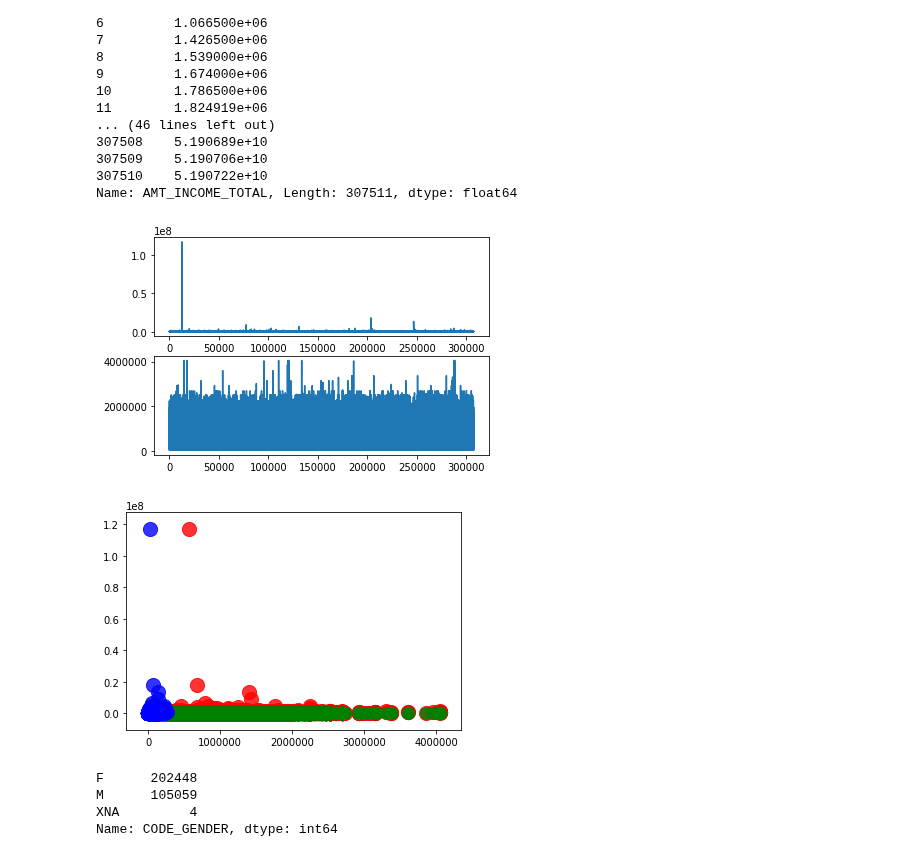
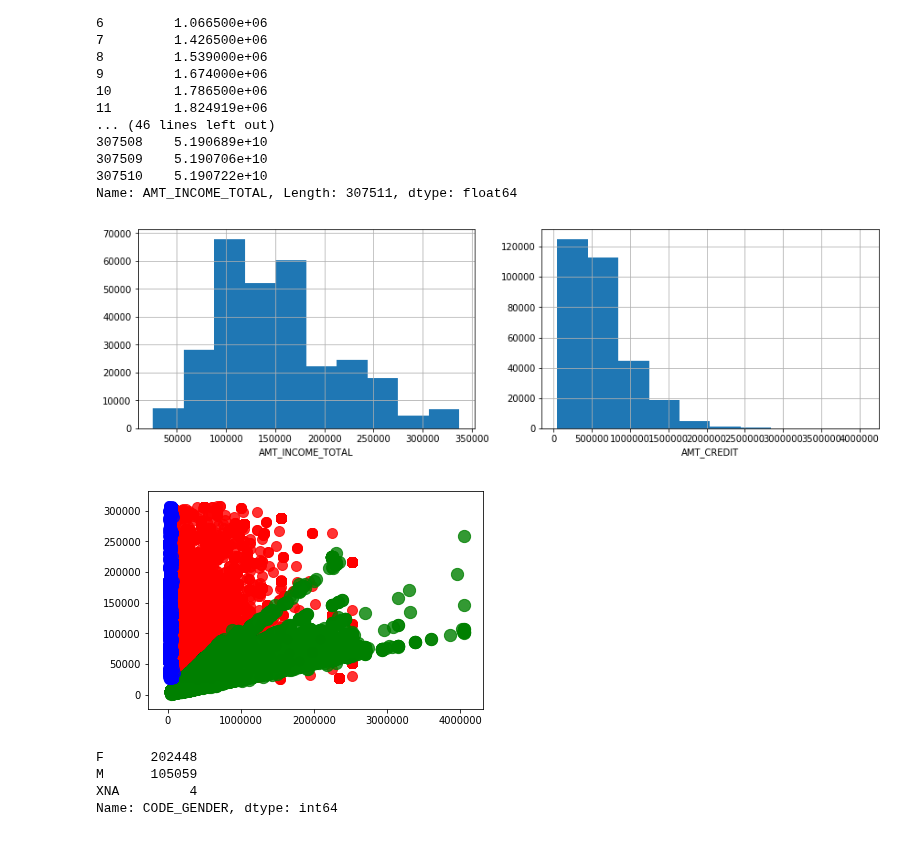
Before and after one commit to ChenLily0928/ML100-Days, a Jupyter notebook: homework/Day_005_HW.ipynb, the cells around one changed output. Drawn from its saved outputs; the diff is of its cells as text; code cells hidden in the pictures.

```diff
--- a/homework/Day_005_HW.ipynb
+++ b/homework/Day_005_HW.ipynb
@@ -71,31 +71,34 @@ app_train['AMT_INCOME_TOTAL'].cumsum()
 307510    5.190722e+10
 Name: AMT_INCOME_TOTAL, Length: 307511, dtype: float64
 # %%
+plt.subplots_adjust(right = 2)  # 調整子圖之間的間距
 # 2 行 1 列 subplot 中的第 1 個 subplot
-col_1 = app_train['AMT_INCOME_TOTAL']
-plt.subplot(2, 1, 1)
-plt.plot(col_1)
+col_1 = app_train[app_train['AMT_INCOME_TOTAL'] < app_train['AMT_INCOME_TOTAL'].quantile(0.95)]['AMT_INCOME_TOTAL']
+plt.subplot(1, 2, 1)
+col_1.hist()
+plt.xlabel('AMT_INCOME_TOTAL')
 
 # 2 行 1 列 subplot 中的第 2 個 subplot
 col_2 = app_train['AMT_CREDIT']
-plt.subplot(2, 1, 2)
+plt.subplot(1, 2, 2)
 # plt.figure()
-plt.plot(col_2)
+col_2.hist()
+plt.xlabel('AMT_CREDIT')
 
 plt.show()
 # %% [output]
-[figure, old version]
+[figure, new version]
 # %%
 col_3 = app_train['AMT_ANNUITY']
 
 # 用scatter 函數繪製散點圖，參數 c 表示點的顏色， s 是點的大小， alpha 是透明度
-plt.scatter(col_2, col_1, c = 'r', s = 200, alpha = 0.8)
+plt.scatter(col_2[col_1], col_1, c = 'r', s = 100, alpha = 0.8)
 plt.scatter(col_2, col_3, c = 'g', s = 150, alpha = 0.8)
-plt.scatter(col_3, col_1, c = 'b', s = 200, alpha = 0.8)
+plt.scatter(col_3[col_1], col_1, c = 'b', s = 100, alpha = 0.8)
 
 plt.show()
 # %% [output]
-[figure, old version]
+[figure, new version]
 # %%
 labels = ['F', 'M', 'XMA']  #app_train['AMT_CREDIT'].unique()
 
```
Also changed, not shown: parts of 1 cell of this notebook.
